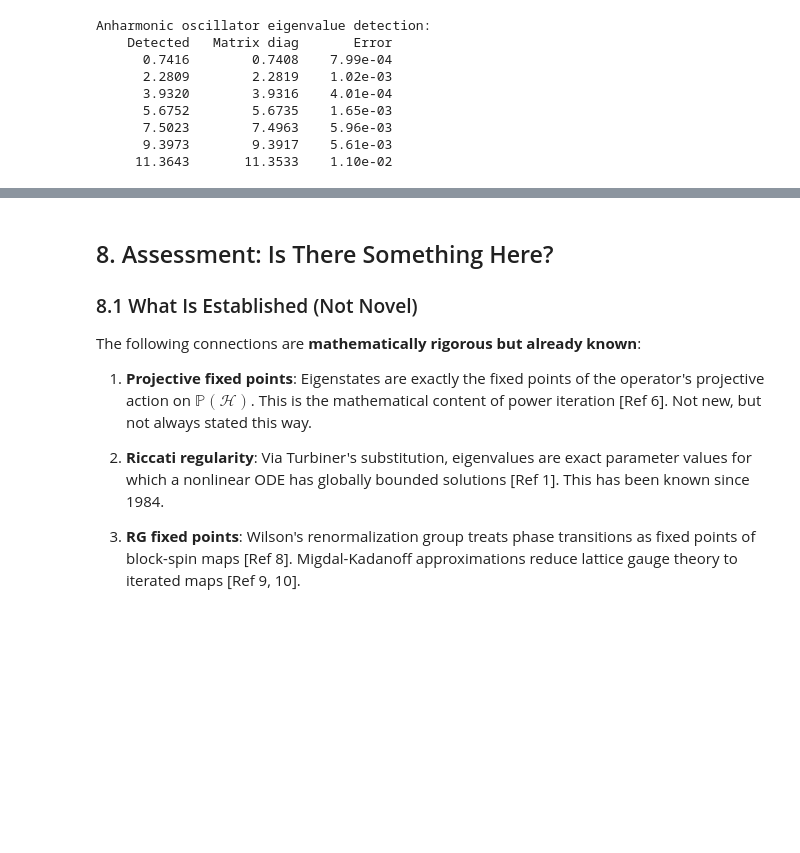
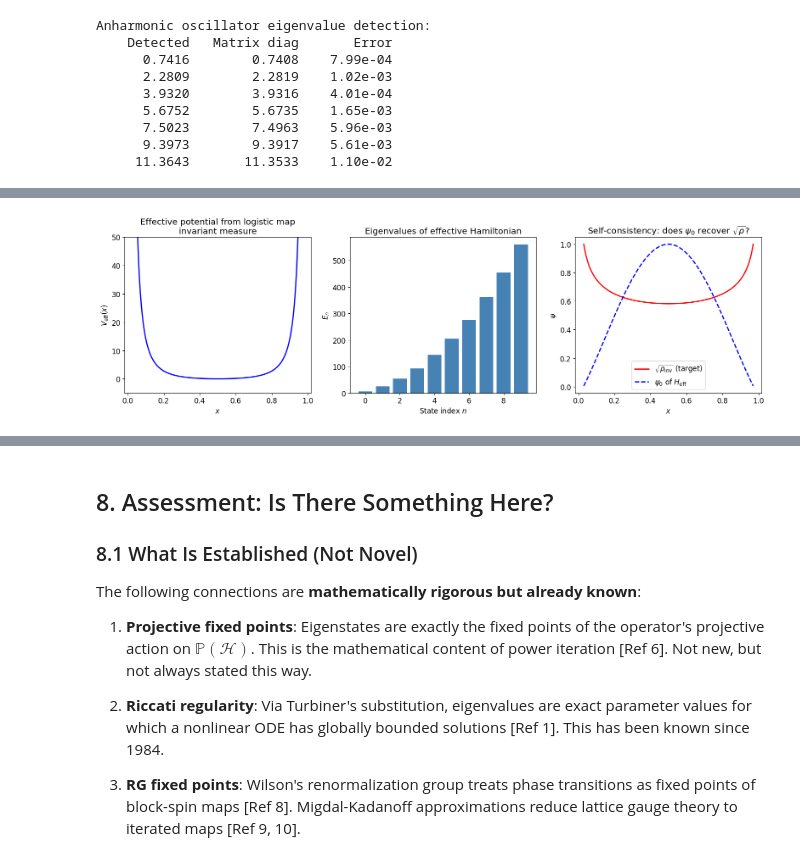
Before and after one commit to Keenan-M-Stone/Petrification, a Jupyter notebook: notebooks/eigenstate_fixedpoint_correspondence.ipynb, the cells around one changed output, grey strips where cells are left out. Drawn from its saved outputs; the diff is of its cells as text; code cells hidden in the pictures; blank space fills up the shorter version.

```diff
--- a/notebooks/eigenstate_fixedpoint_correspondence.ipynb
+++ b/notebooks/eigenstate_fixedpoint_correspondence.ipynb
@@ -682,0 +1066,89 @@ Anharmonic oscillator eigenvalue detection:
+# %%
+# Experiment 3b: Can we construct a "potential" from the logistic map
+# and recover its dynamics from the Schrödinger equation?
+#
+# Idea: If the Frobenius-Perron operator L is analogous to exp(-H),
+# then -log(L) is analogous to a Hamiltonian. But L isn't Hermitian,
+# so let's try L^T L (which IS symmetric positive semi-definite).
+#
+# Alternative: treat the invariant measure as a ground-state wavefunction
+# ρ(x) = |ψ_0(x)|² → ψ_0(x) = √ρ(x)
+# Then invert the Schrödinger equation to find the "effective potential"
+# V_eff(x) = E_0 + ψ_0''(x) / (2 ψ_0(x))
+
+print("=" * 80)
+print("EXPERIMENT 3b: Constructing an effective potential from the invariant measure")
+print("=" * 80)
+
+# Invariant measure of logistic at a=4
+x_fine = np.linspace(0.01, 0.99, 500)
+dx_fine = x_fine[1] - x_fine[0]
+rho_inv = 1.0 / (np.pi * np.sqrt(x_fine * (1 - x_fine)))
+psi_0 = np.sqrt(rho_inv)
+
+# Compute ψ_0''(x) numerically
+psi_0_pp = np.gradient(np.gradient(psi_0, dx_fine), dx_fine)
+
+# Effective potential: V_eff = ψ_0'' / (2 ψ_0)
+V_eff = psi_0_pp / (2.0 * psi_0)
+# Set E_0 so that V_eff is non-negative (shift by minimum)
+V_eff -= np.nanmin(V_eff[20:-20])  # avoid boundary artifacts
+
+fig, axes = plt.subplots(1, 3, figsize=(16, 5))
+
+# Plot the effective potential
+axes[0].plot(x_fine[10:-10], V_eff[10:-10], 'b-', lw=2)
+axes[0].set_xlabel('$x$')
+axes[0].set_ylabel('$V_{\\mathrm{eff}}(x)$')
+axes[0].set_title('Effective potential from logistic map\ninvariant measure')
+axes[0].set_ylim(-5, 50)
+
+# Now solve the Schrödinger equation with this V_eff
+# and check: does the spectrum tell us anything about the logistic map?
+x_schrod = x_fine[10:-10]
+V_eff_clean = V_eff[10:-10]
+V_eff_interp = lambda x: np.interp(x, x_schrod, V_eff_clean)
+
+E_eff, psi_eff = solve_eigenstates(V_eff_interp, x_schrod, n_states=10)
+
+axes[1].bar(range(10), E_eff, color='steelblue')
+axes[1].set_xlabel('State index $n$')
+axes[1].set_ylabel('$E_n$')
+axes[1].set_title('Eigenvalues of effective Hamiltonian')
+
+# Compare ground state ψ_0 of effective potential to √ρ
+psi_ground = psi_eff[:, 0]
+psi_ground = np.abs(psi_ground) / np.max(np.abs(psi_ground))
+psi_target = np.sqrt(rho_inv[10:-10])
+psi_target = psi_target / np.max(psi_target)
+
+axes[2].plot(x_schrod, psi_target, 'r-', lw=2, label=r'$\sqrt{\rho_{\mathrm{inv}}}$ (target)')
+axes[2].plot(x_schrod, psi_ground, 'b--', lw=2, label='$\\psi_0$ of $H_{\\mathrm{eff}}$')
+axes[2].set_xlabel('$x$')
+axes[2].set_ylabel('$\\psi$')
+axes[2].set_title('Self-consistency: does $\\psi_0$ recover $\\sqrt{\\rho}$?')
+axes[2].legend()
+
+plt.tight_layout()
+plt.show()
+
+# Report
+print(f"\nEffective potential eigenvalues:")
+for i, e in enumerate(E_eff):
+    print(f"  E_{i} = {e:.6f}")
+
+# Key test: are any of these eigenvalue spacings related to
+# known quantities of the logistic map?
+lyap = np.log(2)  # Lyapunov exponent at a=4
+ent = np.log(2)   # Topological entropy at a=4
+print(f"\nLogistic map at a=4:")
+print(f"  Lyapunov exponent = ln(2) = {lyap:.6f}")
+print(f"  Topological entropy = ln(2) = {ent:.6f}")
+print(f"  E_1 - E_0 = {E_eff[1] - E_eff[0]:.6f}")
+print(f"  E_1/E_0 = {E_eff[1]/E_eff[0]:.6f}")
+print(f"\n  Any match? (Honestly checking for coincidences)")
+ratio = (E_eff[1] - E_eff[0]) / lyap
+print(f"  (E_1 - E_0) / ln(2) = {ratio:.4f}")
+ratio2 = E_eff[0] / lyap
+print(f"  E_0 / ln(2) = {ratio2:.4f}")
+# %% [output]
@@ -682,0 +1158 @@ Anharmonic oscillator eigenvalue detection:
+[figure, added]
```
Also changed, not shown: parts of 8 cells of this notebook.
